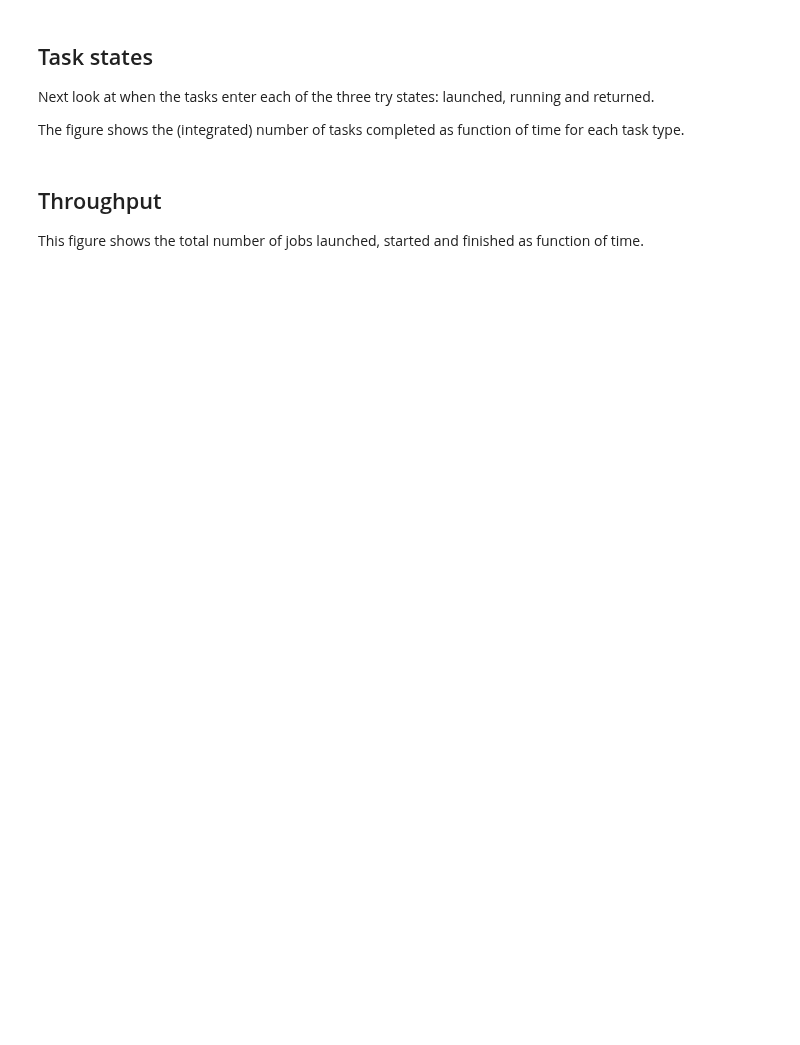
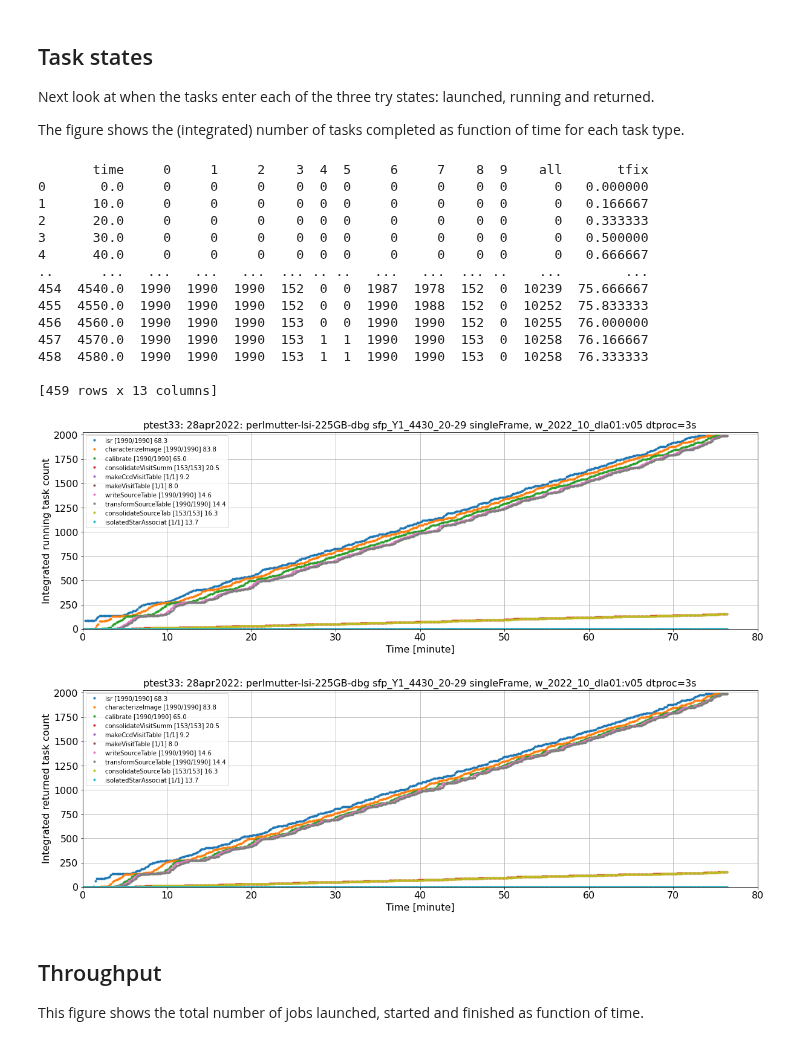
Before and after one commit to LSSTDESC/desc-wfmon, a Jupyter notebook: ipynb/monexp.ipynb, the cells around one changed output. Drawn from its saved outputs; the diff is of its cells as text; code cells hidden in the pictures; blank space fills up the shorter version.

```diff
--- a/ipynb/monexp.ipynb
+++ b/ipynb/monexp.ipynb
@@ -63,6 +63,7 @@ class monexp_def:
     tmax = 20                 # Max time for time axes
     taskrunmax = 130          # Max for running task axes
     tasktimemax = 200         # Max for time/task axis [s]
+    taskcount_interval = 10   # Sampling interval for evaluating try task counts
 
 # Set defaults for any missing parameters.
 if 'monexp' not in dir():
@@ -332,31 +386,48 @@ The figure shows the (integrated) number of tasks completed as function of time
 # %%
 if tprc2 > 0.5*tmax:
     legloc = "upper left"
 else:
     legloc = "upper right"
-dbr.taskcounts(delt=10)
+dbr.taskcounts(delt=monexp.taskcount_interval)
 for dfs in dbr._taskcounts:
     for idf in dfs:
         dfs[idf]['tfix'] = dfs[idf].time/tunit
 dbr._taskcounts[0]['running']
 print(dbr.taskcounts('returned', 0))
 state = 'running'
 tsclau = dbr.taskcounts('launched')
 tscrun = dbr.taskcounts('running')
 tscret = dbr.taskcounts('returned')
 for sstat in ['running', 'returned']:
     plt.figure(figsize=(pdx, pdy))
     tsc = dbr.taskcounts(sstat)
     for itid in range(ntid):
         plt.plot(tsc.tfix, tsc[itid], '.', color=cols[itid%ncol], label=labs[itid])
     plt.xlabel(f"Time [{stunit}]")
     plt.ylabel(f"Integrated {sstat} task count")
     plt.legend(loc=legloc, fontsize=10)
     plt.grid(True)
     junk = plt.axis([tmin, tmax, 0, 1.02*ntskByTidMax])
     plt.title(pttl)
     plt.savefig(f"{pfx}sn{sstat[0:3]}{sfx}")
     plt.show()
+# %% [output]
+       time     0     1     2    3  4  5     6     7    8  9    all       tfix
+0       0.0     0     0     0    0  0  0     0     0    0  0      0   0.000000
+1      10.0     0     0     0    0  0  0     0     0    0  0      0   0.166667
+2      20.0     0     0     0    0  0  0     0     0    0  0      0   0.333333
+3      30.0     0     0     0    0  0  0     0     0    0  0      0   0.500000
+4      40.0     0     0     0    0  0  0     0     0    0  0      0   0.666667
+..      ...   ...   ...   ...  ... .. ..   ...   ...  ... ..    ...        ...
+454  4540.0  1990  1990  1990  152  0  0  1987  1978  152  0  10239  75.666667
+455  4550.0  1990  1990  1990  152  0  0  1990  1988  152  0  10252  75.833333
+456  4560.0  1990  1990  1990  153  0  0  1990  1990  152  0  10255  76.000000
+457  4570.0  1990  1990  1990  153  1  1  1990  1990  153  0  10258  76.166667
+458  4580.0  1990  1990  1990  153  1  1  1990  1990  153  0  10258  76.333333
+
+[459 rows x 13 columns]
+[figure, added]
+[figure, added]
 # %% [markdown]
 ## Throughput
 
```
Also changed, not shown: parts of 12 cells of this notebook, 2 other files.
